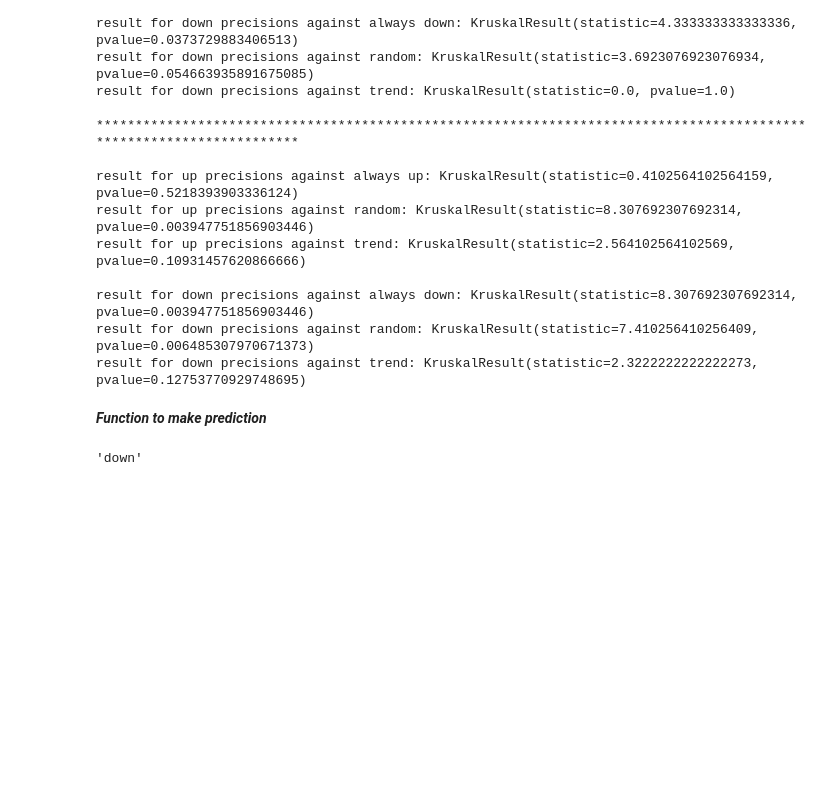
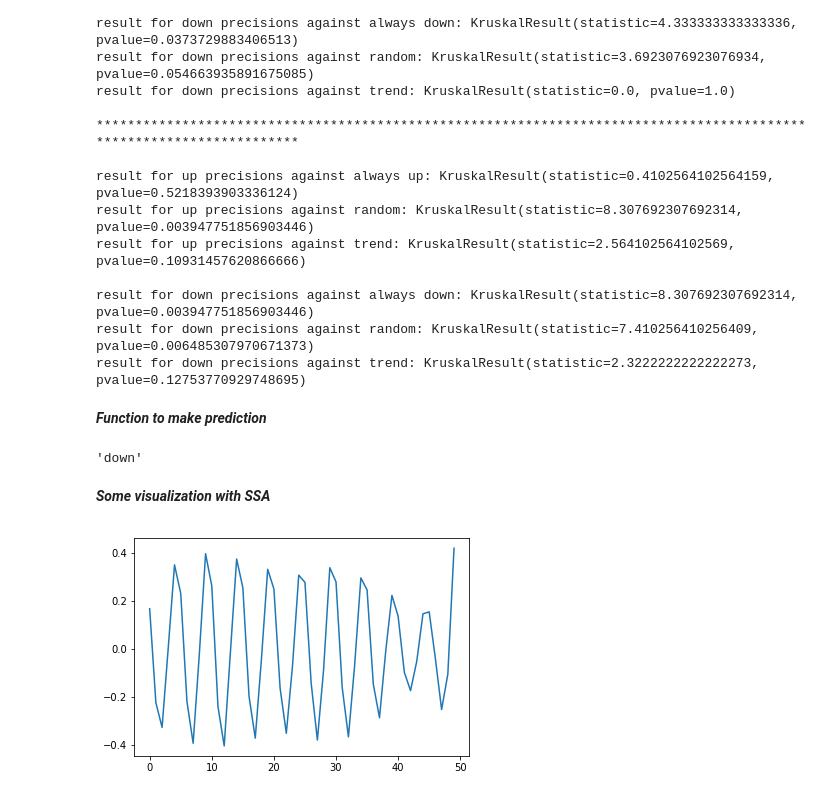
Before and after one commit to samsenko/stock-direction-prediction, a Jupyter notebook: Stock_Direction_Prediction.ipynb, the cells around one changed output. Cells and saved outputs as stored; diff of their text form; code cells hidden in the pictures; blank space fills up the shorter version.

```diff
--- a/Stock_Direction_Prediction.ipynb
+++ b/Stock_Direction_Prediction.ipynb
@@ -300,3 +303,13 @@ def predict(closes, company):
 predict(np.array([164.13, 162.81, 161.45, 162.29, 167.37, 171.26, 172.51, 169.13, 169.60, 172.07, 171.92]), 'fb')
 # %% [output]
 'down'
+# %% [markdown]
+***Some visualization with SSA***
+# %%
+ssa = SSA(window_size = 50)
+transformed = ssa.fit_transform(data[2].T[4].reshape((1, -1)))
+transformed = transformed[0]
+# %%
+plt.plot(transformed[20][-50:]);
+# %% [output]
+[figure, added]
```
Also changed, not shown: parts of 8 cells of this notebook.
